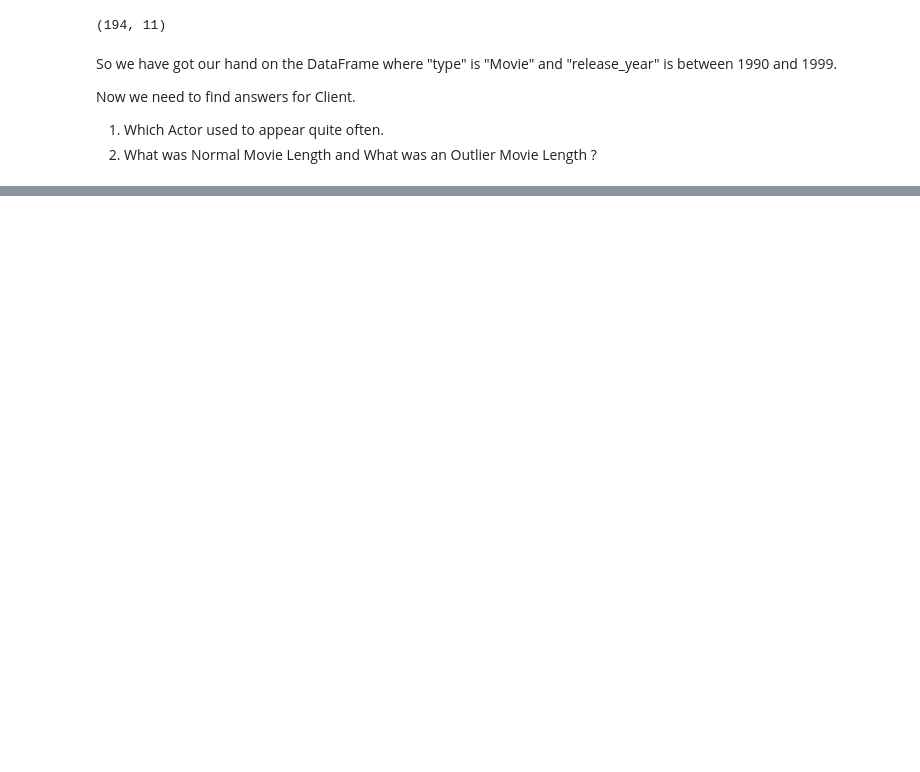
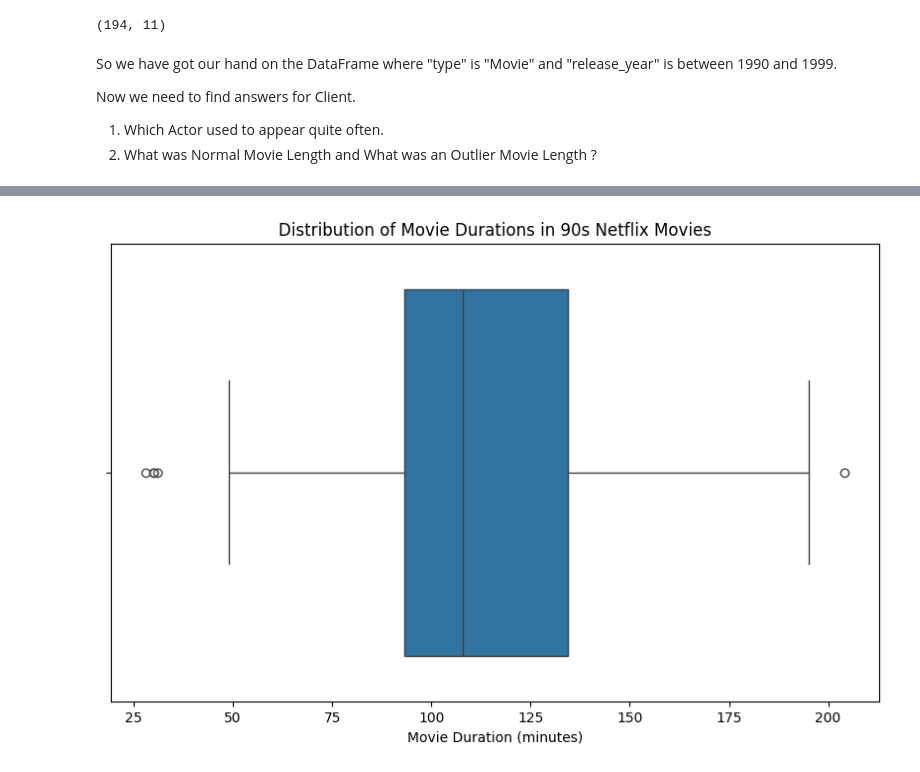
Before and after one commit to HarisJafri-xcode/Python-for-DS, a Jupyter notebook: 07-Projects/Investigating_Netflix_Movies.ipynb, the cells around one changed output, grey strips where cells are left out. Saved outputs shown, nothing was run; the diff lists cells and outputs as text; code cells hidden in the pictures; blank space fills up the shorter version.

Commit message:
Netflix Project Added

```diff
--- a/07-Projects/Investigating_Netflix_Movies.ipynb
+++ b/07-Projects/Investigating_Netflix_Movies.ipynb
@@ -143,3 +143,8 @@ So we have got our hand on the DataFrame where "type" is "Movie" and "release_ye
 Now we need to find answers for Client.
 1. Which Actor used to appear quite often.
 2. What was Normal Movie Length and What was an Outlier Movie Length ?
+# %%
+df_90s_movies_only.loc[:, 'cast'] = df_90s_movies_only['cast'].fillna('')
+all_actors = df_90s_movies_only['cast'].str.split(', ').explode()
+actor_counts = all_actors.value_counts()
+print(actor_counts.head(10))
@@ -145,0 +201,8 @@ Now we need to find answers for Client.
+# %%
+plt.figure(figsize=(10, 6))
+sns.boxplot(x=df_90s_movies_only['duration'])
+plt.title('Distribution of Movie Durations in 90s Netflix Movies')
+plt.xlabel('Movie Duration (minutes)')
+plt.show()
+# %% [output]
+[figure, added]
```
Also changed, not shown: parts of 3 cells of this notebook.
